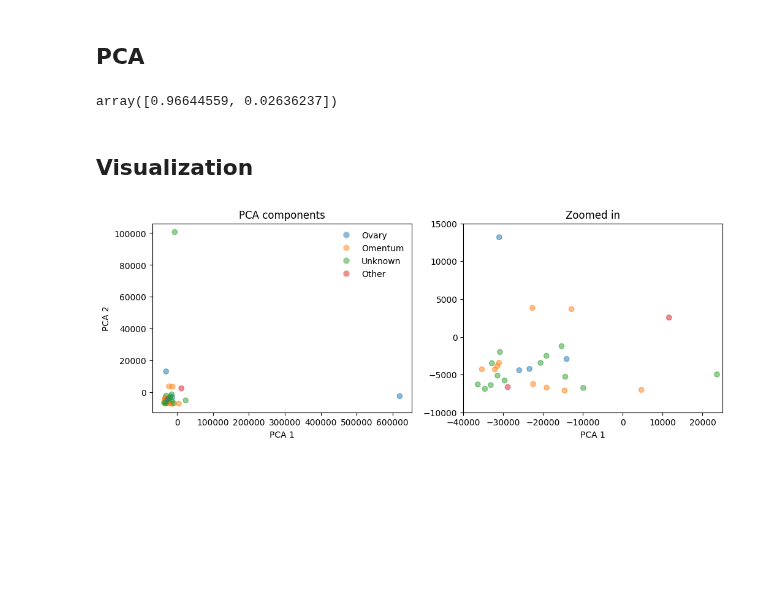
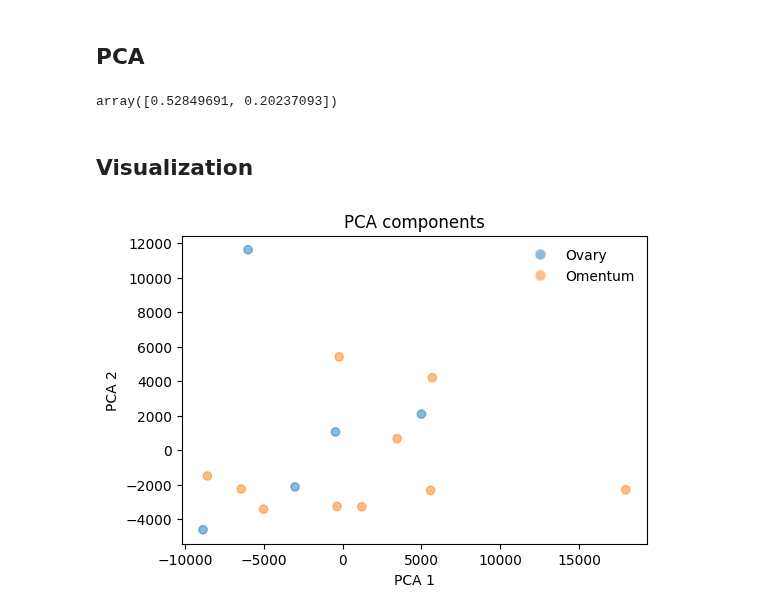
Before and after one commit to emma2207/hgsoc-reconstruction, a Jupyter notebook: differential_expression_analysis/scripts/pca.ipynb, the cells around one changed output. Drawn from its saved outputs; the diff is of its cells as text; code cells hidden in the pictures; blank space fills up the shorter version.

```diff
--- a/differential_expression_analysis/scripts/pca.ipynb
+++ b/differential_expression_analysis/scripts/pca.ipynb
@@ -64,8 +61,6 @@ Name: count, dtype: int64
 # Calculate the median expression for each gene across all samples for normalization
 medians = np.median(count_df.drop(columns=["Site of origin"]), axis=1)
 # %%
-# One odd sample that I will exclude based on the median being zero
-
-print(count_df[medians==0].index)
-count_df = count_df.drop(["230414/2507"])
+# Check for strangely behaved genes
+count_df[medians==0].index
 # %% [output]
@@ -77,7 +72,7 @@ count_df = count_df.drop(columns=["Site of origin"])
 # Normalization of the count matrix
 # Every row / sample is getting normalized by the median number of counts of that row / sample
 M = np.vstack([np.median(count_df, axis=1)] * len(count_df.columns)).T
-norm_count_df = count_df / M
+norm_count_df = pd.DataFrame(count_df / M)
 # %%
 norm_count_df.head()
 # %% [output]
@@ -97,40 +92,32 @@ components = pca.fit_transform(norm_count_df.sort_index())
 # %%
 pca.explained_variance_ratio_
 # %% [output]
-array([0.96644559, 0.02636237])
+array([0.52849691, 0.20237093])
 # %% [markdown]
 ## Visualization
 # %%
-color = ["C0" if x=="Ovary" else "C1" if x=="Omentum" else "C2" if x=="Unknown" else "C3" for x in metadata_df]
+color = ["C0" if x=="Ovary" else "C1" for x in metadata_df]
 
-fig, ax = plt.subplots(1, 2, figsize=(12, 4))
+fig, ax = plt.subplots(1, 1, figsize=(6, 4))
 
-ax[0].scatter(components[:, 0], components[:, 1], c=color, alpha=0.5)
-ax[0].set_xlabel("PCA 1")
-ax[0].set_ylabel("PCA 2")
-ax[0].legend(
+ax.scatter(components[:, 0], components[:, 1], c=color, alpha=0.5)
+ax.set_xlabel("PCA 1")
+ax.set_ylabel("PCA 2")
+ax.legend(
     handles=[
         Line2D([0], [0], color="w", marker='o', markerfacecolor="C0", markersize=8, alpha=0.5),
         Line2D([0], [0], color="w", marker='o', markerfacecolor="C1", markersize=8, alpha=0.5),
-        Line2D([0], [0], color="w", marker='o', markerfacecolor="C2", markersize=8, alpha=0.5),
-        Line2D([0], [0], color="w", marker='o', markerfacecolor="C3", markersize=8, alpha=0.5)
     ],
-    labels=["Ovary", "Omentum", "Unknown", "Other"],
+    labels=["Ovary", "Omentum"],
     frameon=False,
     loc='upper right'
 )
-ax[0].set_title("PCA components")
-# I suspect that the explained variance of PCA 1 being very highly is at least partially due to the outliers in 230414
-
-ax[1].scatter(components[:, 0], components[:, 1], c=color, alpha=0.5)
-ax[1].set_ylim([-1e4, 1.5e4])
-ax[1].set_xlim([-4e4, 2.5e4])
-ax[1].set_xlabel("PCA 1")
-ax[1].set_title("Zoomed in")
+ax.set_title("PCA components")
+# I suspect that the explained variance of PCA 1 being very highly is at least partially due to the outlier sample
 
 plt.show()
 # %% [output]
-[figure, old version]
+[figure, new version]
 # %%
 figname = f"{os.getcwd()}/../results/figures/PCA_plot_diss_bulk_site_of_origin"
 fig.savefig(figname + ".png", bbox_inches="tight")
```
Also changed, not shown: parts of 5 cells of this notebook, 4 other files.
